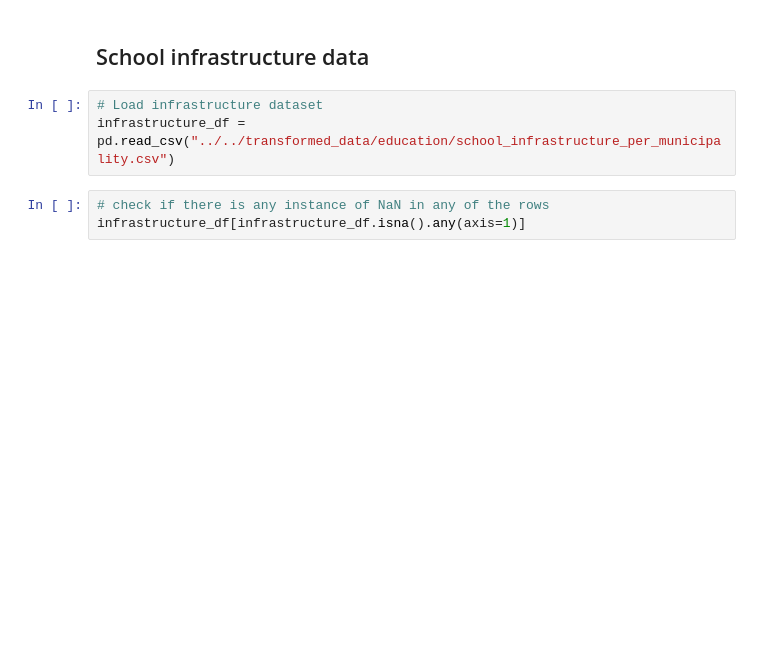
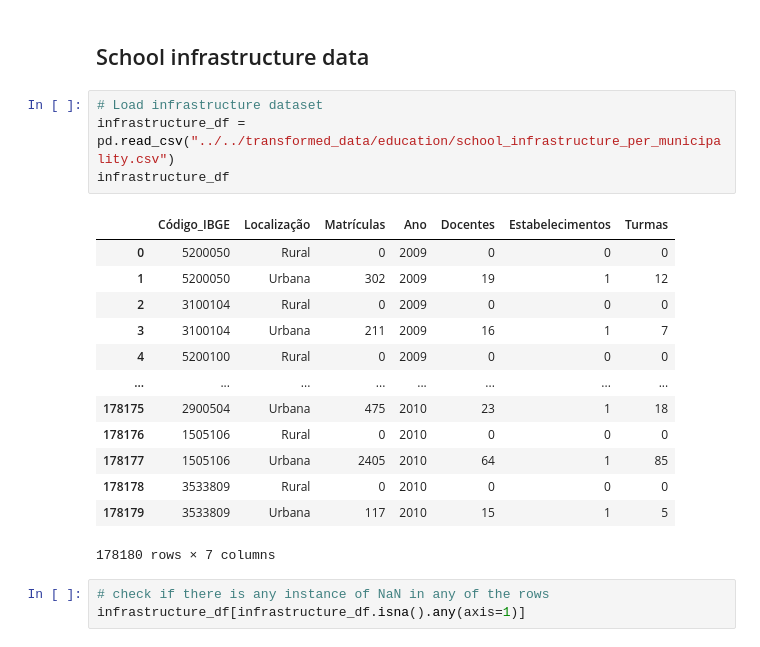
Before and after one commit to anandxrfeu/schooling_resource_predicter_data, a Jupyter notebook: notebooks/education/School_all_data(Anand).ipynb, the cells around one changed output. Drawn from its saved outputs; the diff is of its cells as text; blank space fills up the shorter version.

```diff
--- a/notebooks/education/School_all_data(Anand).ipynb
+++ b/notebooks/education/School_all_data(Anand).ipynb
@@ -65,6 +65,21 @@ performance_df
 # %%
 # Load infrastructure dataset
 infrastructure_df = pd.read_csv("../../transformed_data/education/school_infrastructure_per_municipality.csv")
+infrastructure_df
+# %% [output]
+|  | Código_IBGE | Localização | Matrículas | Ano | Docentes | Estabelecimentos | Turmas |
+| 0 | 5200050 | Rural | 0 | 2009 | 0 | 0 | 0 |
+| 1 | 5200050 | Urbana | 302 | 2009 | 19 | 1 | 12 |
+| 2 | 3100104 | Rural | 0 | 2009 | 0 | 0 | 0 |
+| 3 | 3100104 | Urbana | 211 | 2009 | 16 | 1 | 7 |
+| 4 | 5200100 | Rural | 0 | 2009 | 0 | 0 | 0 |
+| ... | ... | ... | ... | ... | ... | ... | ... |
+| 178175 | 2900504 | Urbana | 475 | 2010 | 23 | 1 | 18 |
+| 178176 | 1505106 | Rural | 0 | 2010 | 0 | 0 | 0 |
+| 178177 | 1505106 | Urbana | 2405 | 2010 | 64 | 1 | 85 |
+| 178178 | 3533809 | Rural | 0 | 2010 | 0 | 0 | 0 |
+| 178179 | 3533809 | Urbana | 117 | 2010 | 15 | 1 | 5 |
+178180 rows × 7 columns
 # %%
 # check if there is any instance of NaN in any of the rows
 infrastructure_df[infrastructure_df.isna().any(axis=1)]
```
Also changed, not shown: parts of 1 cell of this notebook, 3 other files.
